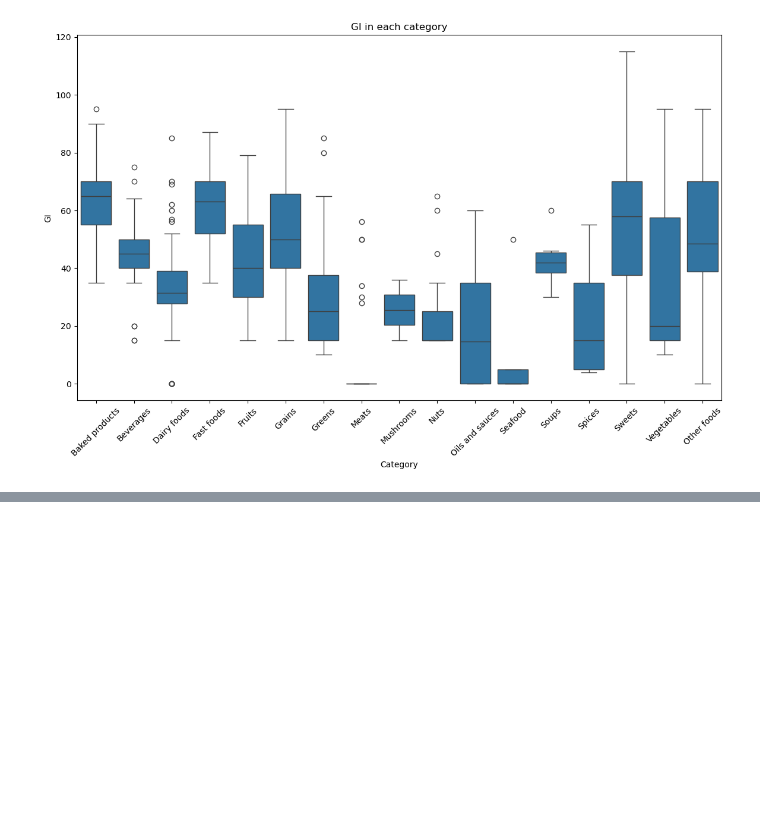
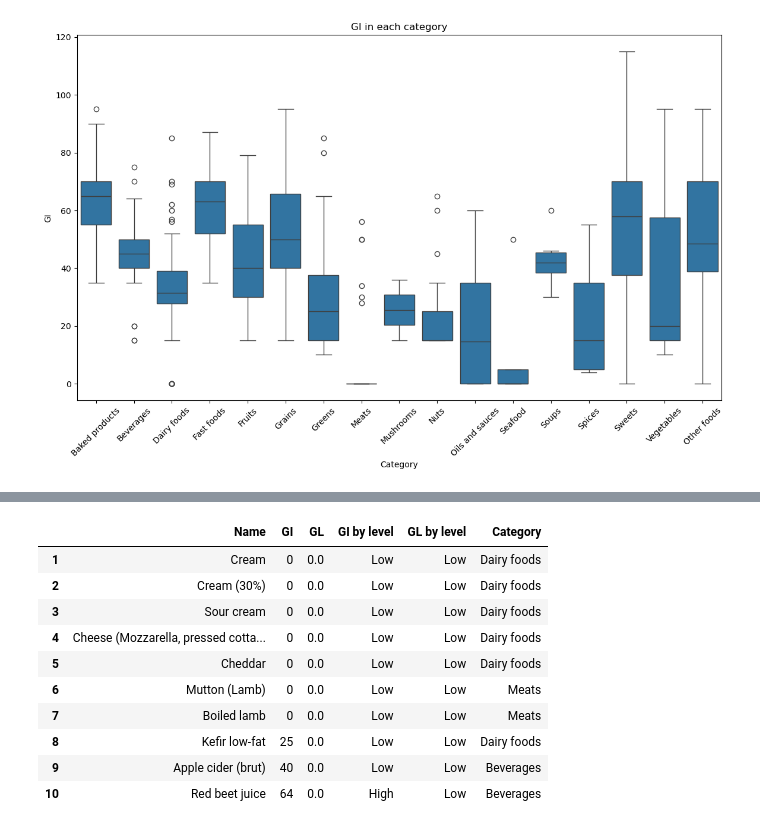
Before and after one commit to KacperWalkusz/Project-Healthy-Food-Analysis, a Jupyter notebook: GI and GL - webscraping.ipynb, the cells around one changed output, grey strips where cells are left out. Saved outputs shown, nothing was run; the diff lists cells and outputs as text; code cells hidden in the pictures; blank space fills up the shorter version.

```diff
--- a/GI and GL - webscraping.ipynb
+++ b/GI and GL - webscraping.ipynb
@@ -1264,0 +1264,17 @@ top10GI_and_GL_all
+# %%
+bottom10GI_and_GL_all = bottom10GI_and_GL_all.sort_values(by=['GI', 'GL'], ascending=[True, True])
+bottom10GI_and_GL_all = bottom10GI_and_GL_all.reset_index(drop=True)
+bottom10GI_and_GL_all.index = bottom10GI_and_GL_all.index + 1
+bottom10GI_and_GL_all
+# %% [output]
+|  | Name | GI | GL | GI by level | GL by level | Category |
+| 1 | Cream | 0 | 0.0 | Low | Low | Dairy foods |
+| 2 | Cream (30%) | 0 | 0.0 | Low | Low | Dairy foods |
+| 3 | Sour cream | 0 | 0.0 | Low | Low | Dairy foods |
+| 4 | Cheese (Mozzarella, pressed cotta... | 0 | 0.0 | Low | Low | Dairy foods |
+| 5 | Cheddar | 0 | 0.0 | Low | Low | Dairy foods |
+| 6 | Mutton (Lamb) | 0 | 0.0 | Low | Low | Meats |
+| 7 | Boiled lamb | 0 | 0.0 | Low | Low | Meats |
+| 8 | Kefir low-fat | 25 | 0.0 | Low | Low | Dairy foods |
+| 9 | Apple cider (brut) | 40 | 0.0 | Low | Low | Beverages |
+| 10 | Red beet juice | 64 | 0.0 | High | Low | Beverages |
```
Also changed, not shown: parts of 5 cells of this notebook.
